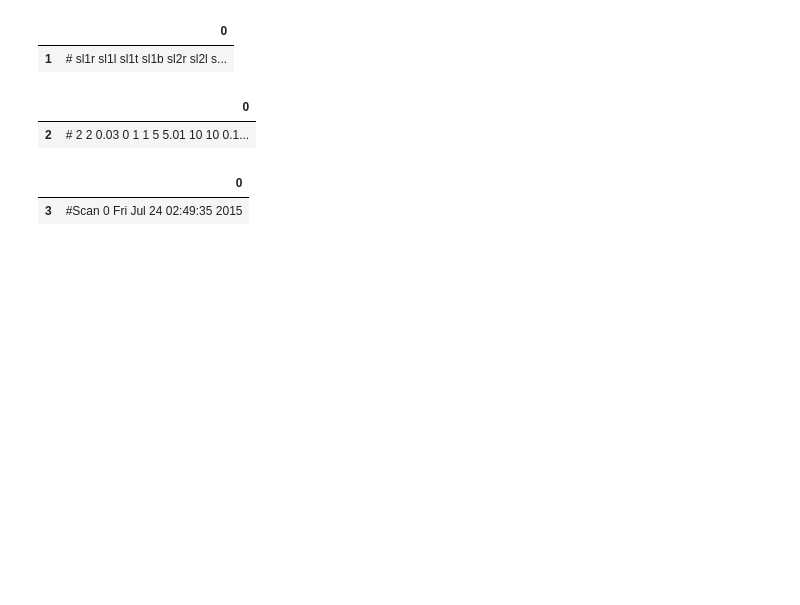
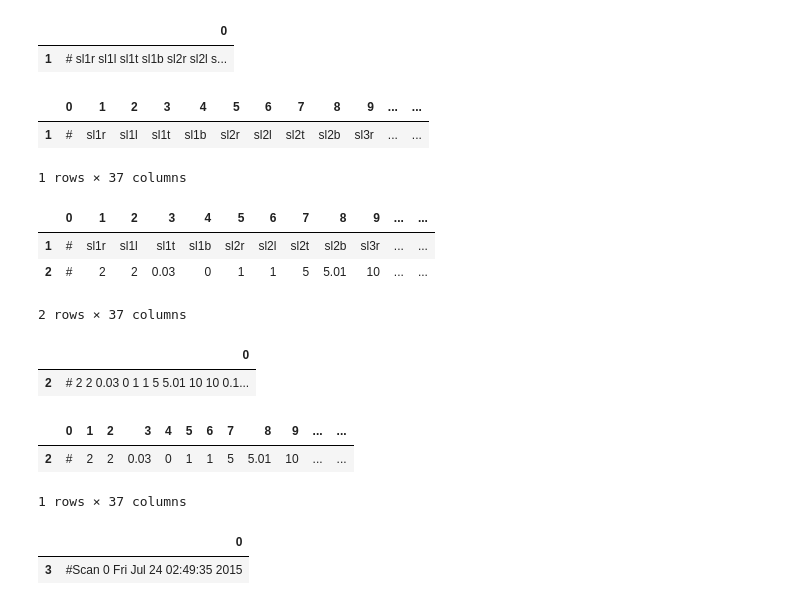
Before and after one commit to jwnich93/XRD-Analysis-and-Reporting-Tool, a Jupyter notebook: XRD_Data_Munging_Test_Read.ipynb, the cells around one changed output. Cells and saved outputs as stored; diff of their text form; code cells hidden in the pictures; blank space fills up the shorter version.

```diff
--- a/XRD_Data_Munging_Test_Read.ipynb
+++ b/XRD_Data_Munging_Test_Read.ipynb
@@ -50,6 +50,21 @@ line2
 # %% [output]
 |  | 0 |
 | 1 | # sl1r sl1l sl1t sl1b sl2r sl2l s... |
+# %%
+line2_query_a = line2[0].str.split(' ',expand=True)
+line2_query_a
+# %% [output]
+|  | 0 | 1 | 2 | 3 | 4 | 5 | 6 | 7 | 8 | 9 | ... | ... |
+| 1 | # | sl1r | sl1l | sl1t | sl1b | sl2r | sl2l | sl2t | sl2b | sl3r | ... | ... |
+1 rows × 37 columns
+# %%
+# Hey Will, does line 2 and 3 correspond to one another?
+line2_query_a.append(line3_query_a) # appends line 3 to line 2, and prints the table belw
+# %% [output]
+|  | 0 | 1 | 2 | 3 | 4 | 5 | 6 | 7 | 8 | 9 | ... | ... |
+| 1 | # | sl1r | sl1l | sl1t | sl1b | sl2r | sl2l | sl2t | sl2b | sl3r | ... | ... |
+| 2 | # | 2 | 2 | 0.03 | 0 | 1 | 1 | 5 | 5.01 | 10 | ... | ... |
+2 rows × 37 columns
 # %%
 #Third line of file - Data defintions needed - Do these represent energy levels of certain particles?
 line3 = query2a[2:3]
@@ -57,6 +72,13 @@ line3
 # %% [output]
 |  | 0 |
 | 2 | # 2 2 0.03 0 1 1 5 5.01 10 10 0.1... |
+# %%
+line3_query_a = line3[0].str.split(' ',expand=True)
+line3_query_a
+# %% [output]
+|  | 0 | 1 | 2 | 3 | 4 | 5 | 6 | 7 | 8 | 9 | ... | ... |
+| 2 | # | 2 | 2 | 0.03 | 0 | 1 | 1 | 5 | 5.01 | 10 | ... | ... |
+1 rows × 37 columns
 # %%
 #Fourth line of file - Appears to be scan count and time/date
 line4 = query2a[3:4]
```
